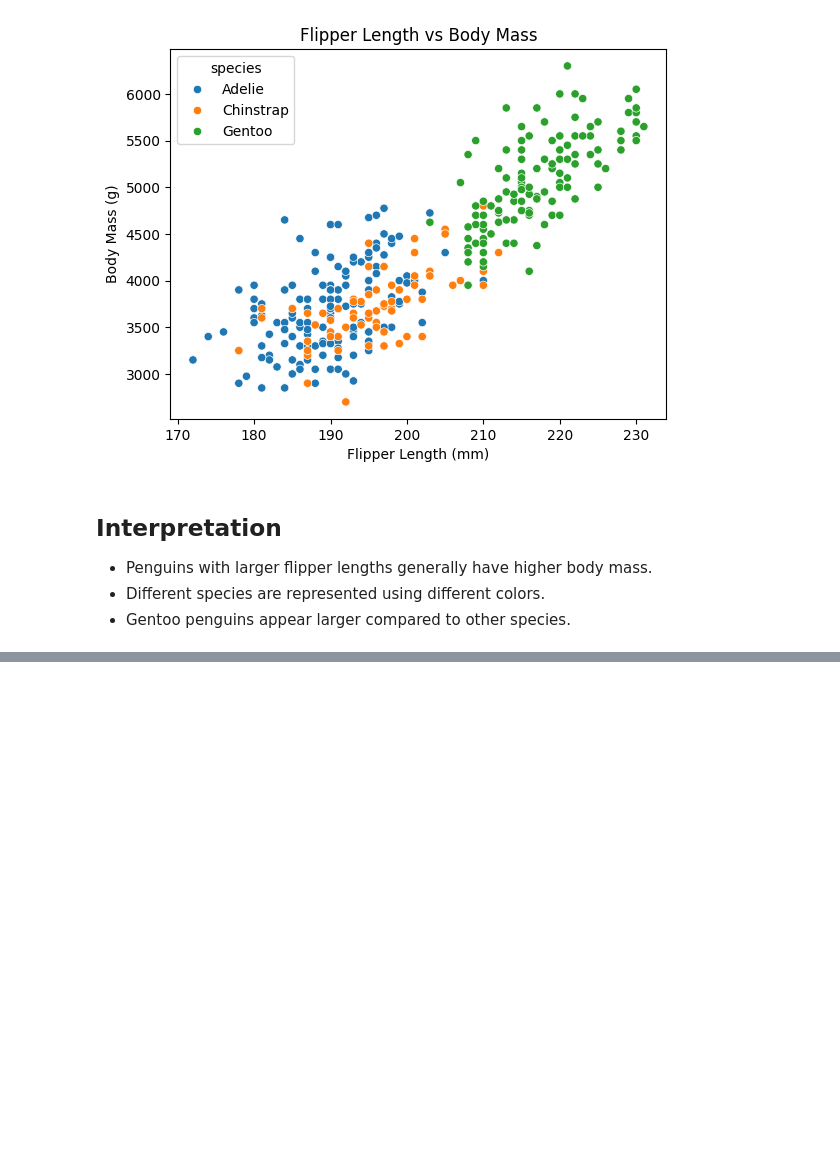
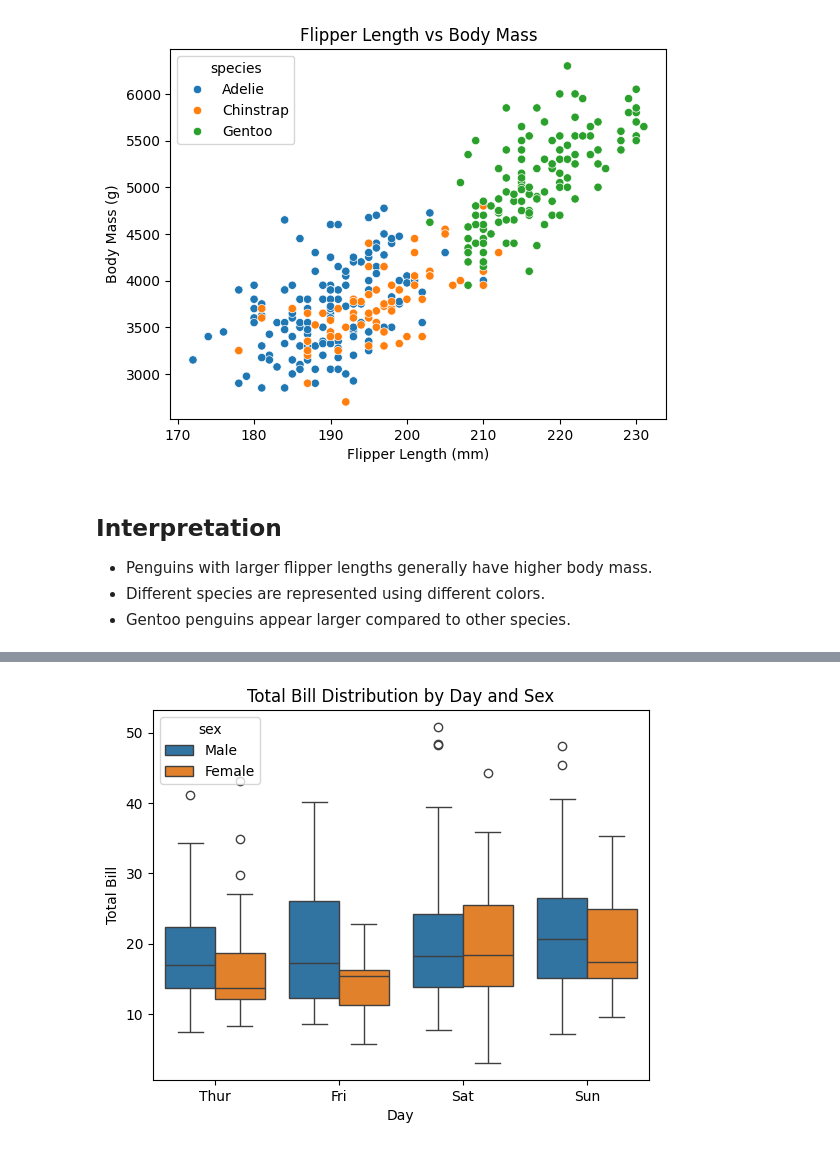
Before and after one commit to harshaiml/AIML-Prime, a Jupyter notebook: Data Visualization/Data_Visualisation_Assignment.ipynb, the cells around one changed output, grey strips where cells are left out. Drawn from its saved outputs; the diff is of its cells as text; code cells hidden in the pictures; blank space fills up the shorter version.

Commit message:
Added box plot analysis for tips dataset with hue, median, and outlier interpretation

```diff
--- a/Data Visualization/Data_Visualisation_Assignment.ipynb
+++ b/Data Visualization/Data_Visualisation_Assignment.ipynb
@@ -77,0 +84,24 @@ plt.show()
+# %%
+import seaborn as sns
+import matplotlib.pyplot as plt
+
+# Step 1: Load dataset
+tips = sns.load_dataset("tips")
+
+# Step 2: Create box plot
+sns.boxplot(
+    data=tips,
+    x="day",
+    y="total_bill",
+    hue="sex"
+)
+
+# Step 3: Add title and labels
+plt.title("Total Bill Distribution by Day and Sex")
+plt.xlabel("Day")
+plt.ylabel("Total Bill")
+
+# Step 4: Show plot
+plt.show()
+# %% [output]
+[figure, added]
```
Also changed, not shown: parts of 2 cells of this notebook.
